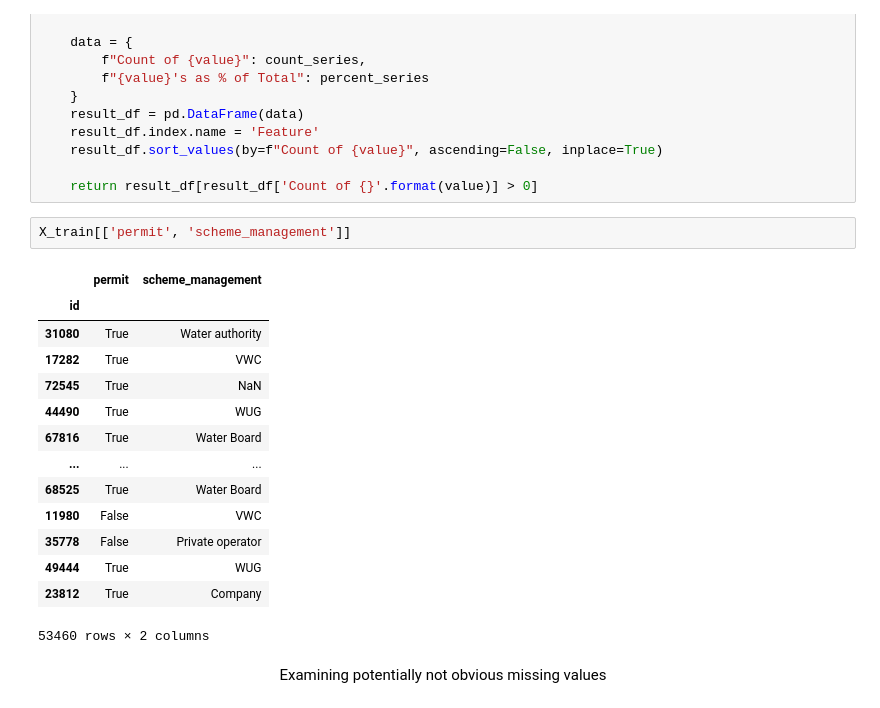
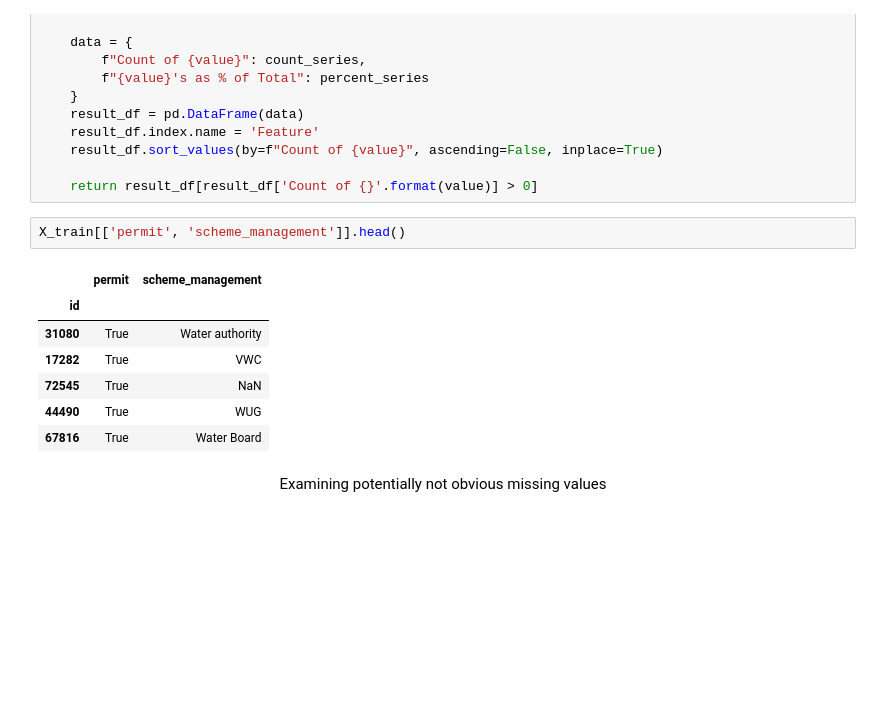
Before and after one commit to KCristopher/drivendata_competitions, a Jupyter notebook: data_mining_water_table/pump_water.ipynb, the cells around one changed output. Drawn from its saved outputs; the diff is of its cells as text; blank space fills up the shorter version.

```diff
--- a/data_mining_water_table/pump_water.ipynb
+++ b/data_mining_water_table/pump_water.ipynb
@@ -342,22 +336,15 @@ def count_values(df, value):
 
     return result_df[result_df['Count of {}'.format(value)] > 0]
 # %%
-X_train[['permit', 'scheme_management']]
+X_train[['permit', 'scheme_management']].head()
 # %% [output]
 |  | permit | scheme_management |
 | id |  |  |
 | 31080 | True | Water authority |
 | 17282 | True | VWC |
 | 72545 | True | NaN |
 | 44490 | True | WUG |
 | 67816 | True | Water Board |
-| ... | ... | ... |
-| 68525 | True | Water Board |
-| 11980 | False | VWC |
-| 35778 | False | Private operator |
-| 49444 | True | WUG |
-| 23812 | True | Company |
-53460 rows × 2 columns
 # %% [markdown]
 <center>Examining potentially not obvious missing values</center>
 # %%
```
Also changed, not shown: parts of 12 cells of this notebook.
